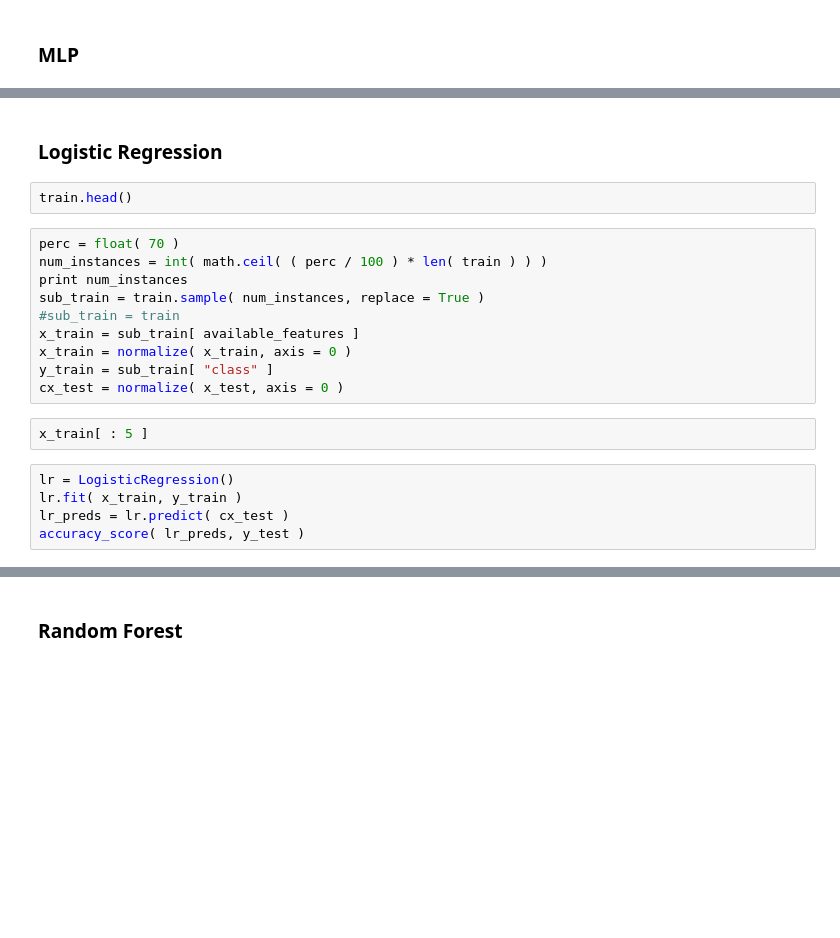
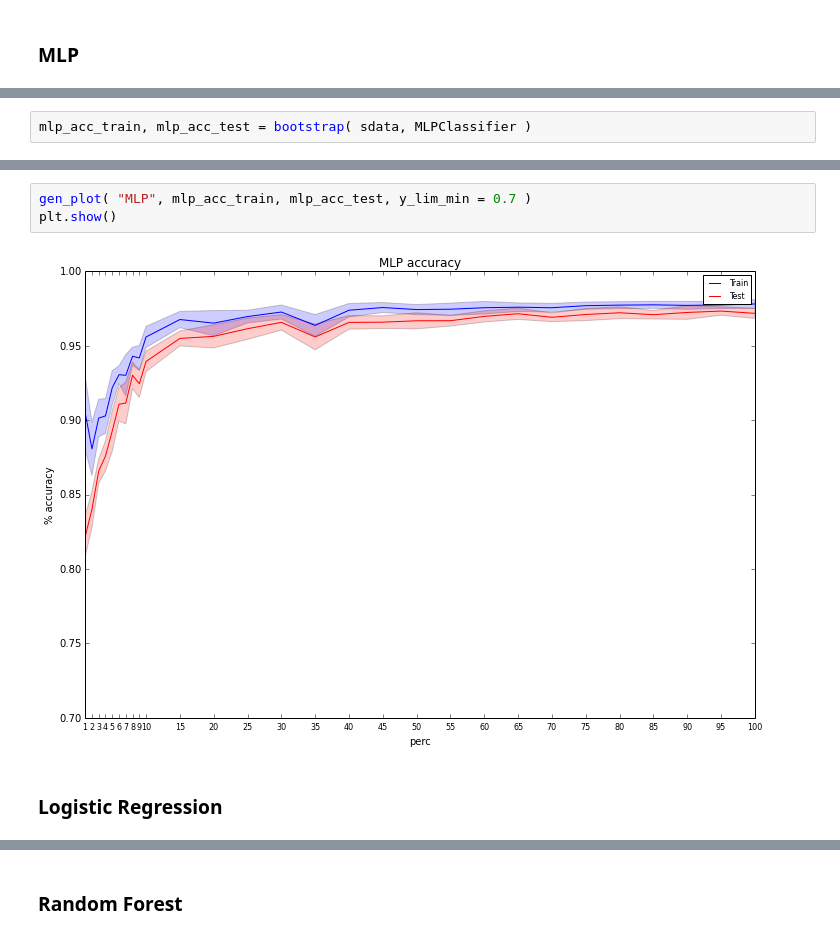
Before and after one commit to byucsl/ogcleaner, a Jupyter notebook: validation/notebooks/Model Comparison.ipynb, the cells around one changed output, grey strips where cells are left out. Cells and saved outputs as stored; diff of their text form; blank space fills up the shorter version.

```diff
--- a/validation/notebooks/Model Comparison.ipynb
+++ b/validation/notebooks/Model Comparison.ipynb
@@ -283,0 +163,2 @@ plt.show()
+# %%
+mlp_acc_train, mlp_acc_test = bootstrap( sdata, MLPClassifier )
@@ -284,21 +184,7 @@ plt.show()
+# %%
+gen_plot( "MLP", mlp_acc_train, mlp_acc_test, y_lim_min = 0.7 )
+plt.show()
+# %% [output]
+[figure, added]
 # %% [markdown]
 ### Logistic Regression
-# %%
-train.head()
-# %%
-perc = float( 70 )
-num_instances = int( math.ceil( ( perc / 100 ) * len( train ) ) )
-print num_instances
-sub_train = train.sample( num_instances, replace = True )
-#sub_train = train
-x_train = sub_train[ available_features ]
-x_train = normalize( x_train, axis = 0 )
-y_train = sub_train[ "class" ]
-cx_test = normalize( x_test, axis = 0 )
-# %%
-x_train[ : 5 ]
-# %%
-lr = LogisticRegression()
-lr.fit( x_train, y_train )
-lr_preds = lr.predict( cx_test )
-accuracy_score( lr_preds, y_test )
```
Also changed, not shown: parts of 25 cells of this notebook.
